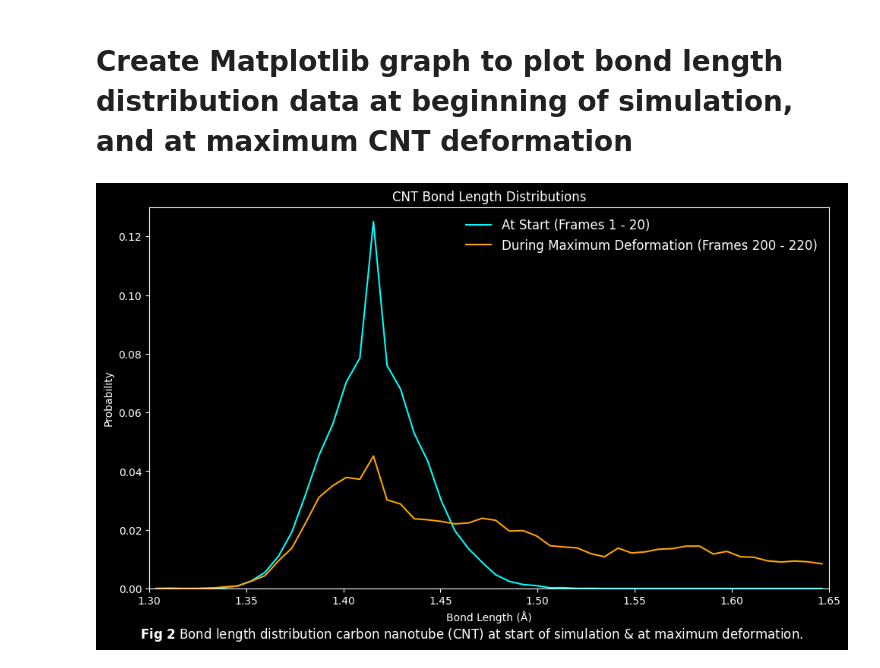
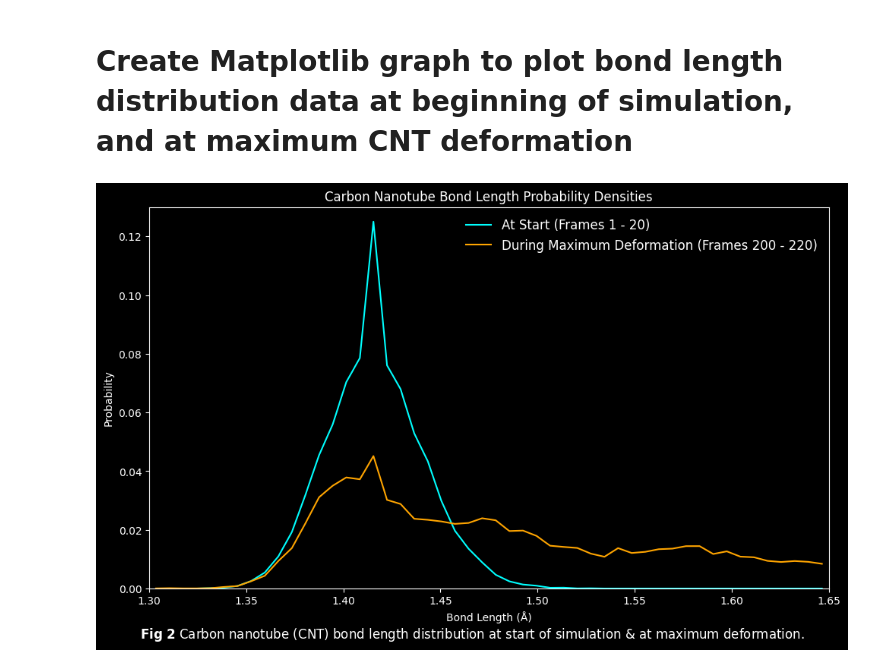
Before and after one commit to c-vandenberg/lammps-tutorials, a Jupyter notebook: simon-gravelle/md_analysis_tutorial/carbon_nanotube_deformation/cnt_breakable_bonds/notebooks/breakable_cnt_bond_count.ipynb, the cells around one changed output. Saved outputs shown, nothing was run; the diff lists cells and outputs as text; code cells hidden in the pictures.

```diff
--- a/simon-gravelle/md_analysis_tutorial/carbon_nanotube_deformation/cnt_breakable_bonds/notebooks/breakable_cnt_bond_count.ipynb
+++ b/simon-gravelle/md_analysis_tutorial/carbon_nanotube_deformation/cnt_breakable_bonds/notebooks/breakable_cnt_bond_count.ipynb
@@ -261,33 +263,34 @@ line_graph_axes.set_facecolor('black')
 # Stylise ticks and spines
 line_graph_axes.tick_params(colors='white', which='both')
 for spine in line_graph_axes.spines.values():
     spine.set_edgecolor('white')
 
 # Plot the data
 line_graph_axes.plot(starting_bin_centers, starting_histogram, color='cyan', label='At Start (Frames 1 - 20)')
 line_graph_axes.plot(deformation_bin_centers, deformation_histogram, color='orange',
         label='During Maximum Deformation (Frames 200 - 220)')
 
 # Set axes labels, limits and graph title
 line_graph_axes.set_xlabel('Bond Length (Å)', color='white')
 line_graph_axes.set_ylabel('Probability', color='white')
 line_graph_axes.set_ylim([0.00, 0.13])
 line_graph_axes.set_xlim([1.30, 1.65])
-line_graph_axes.set_title('CNT Bond Length Distributions', color='white')
+line_graph_axes.set_title('Carbon Nanotube Bond Length Probability Densities', color='white')
 
 # Add legend
 legend: Legend = line_graph_axes.legend(loc='upper right', frameon=False, fontsize=12)
 for text in legend.get_texts():
     text.set_color('white')
 
 # Add figure title
 line_graph.text(0.5, 0.0005,
-                r'$\bf{Fig\ 2}$ Bond length distribution carbon nanotube (CNT) at start of '
+                r'$\bf{Fig\ 2}$ Carbon nanotube (CNT) bond length distribution at start of '
                 r'simulation & at maximum deformation.',
                 ha='center', va='center', color='white', fontsize=12)
 
 # Show plot
 pyplot.tight_layout()
+pyplot.savefig('../reports/figures/cnt_bond_length_distributions.png')
 pyplot.show()
 # %% [output]
-[figure, old version]
+[figure, new version]
```
Also changed, not shown: parts of 1 cell of this notebook, 5 other files.
